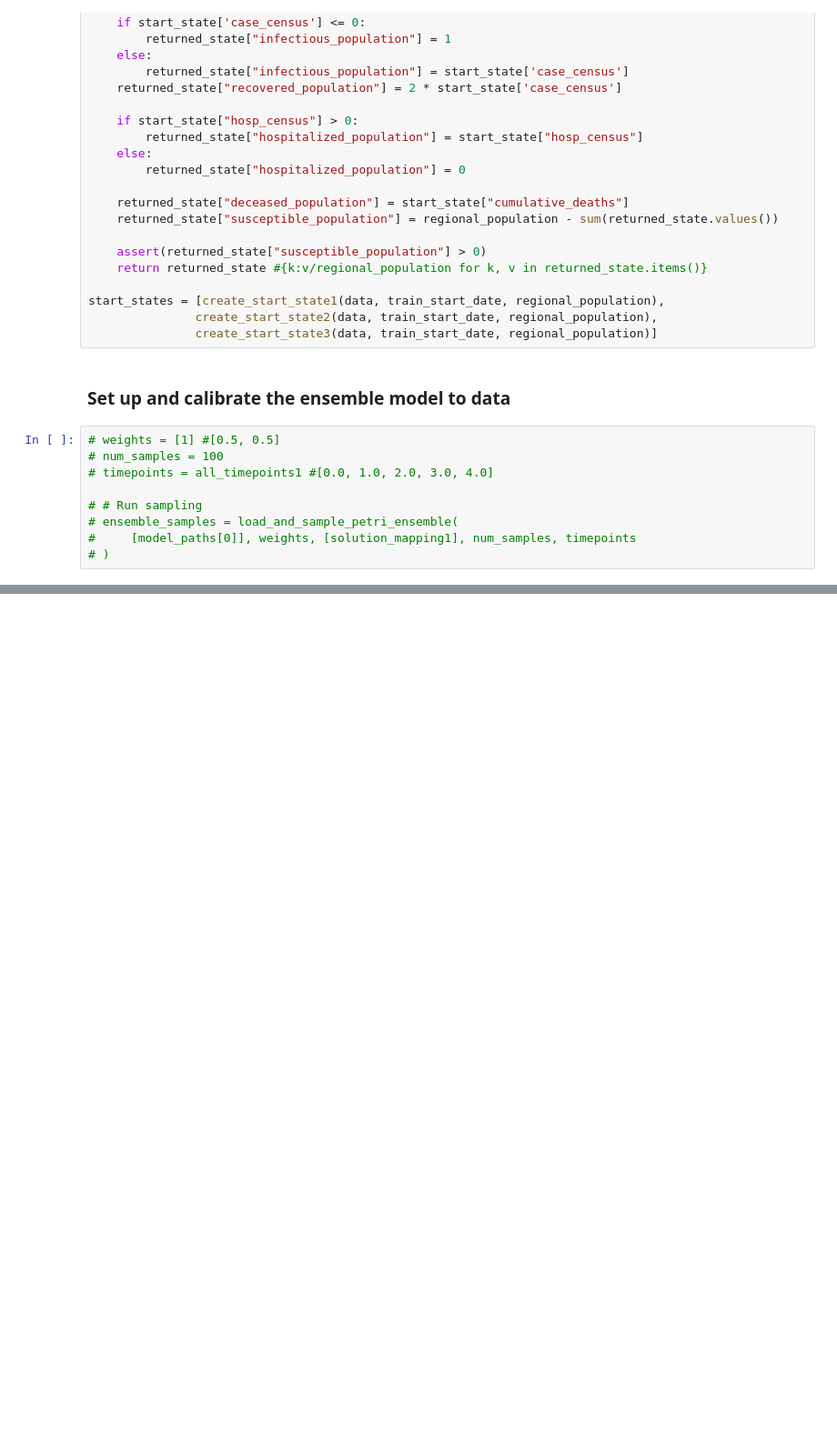
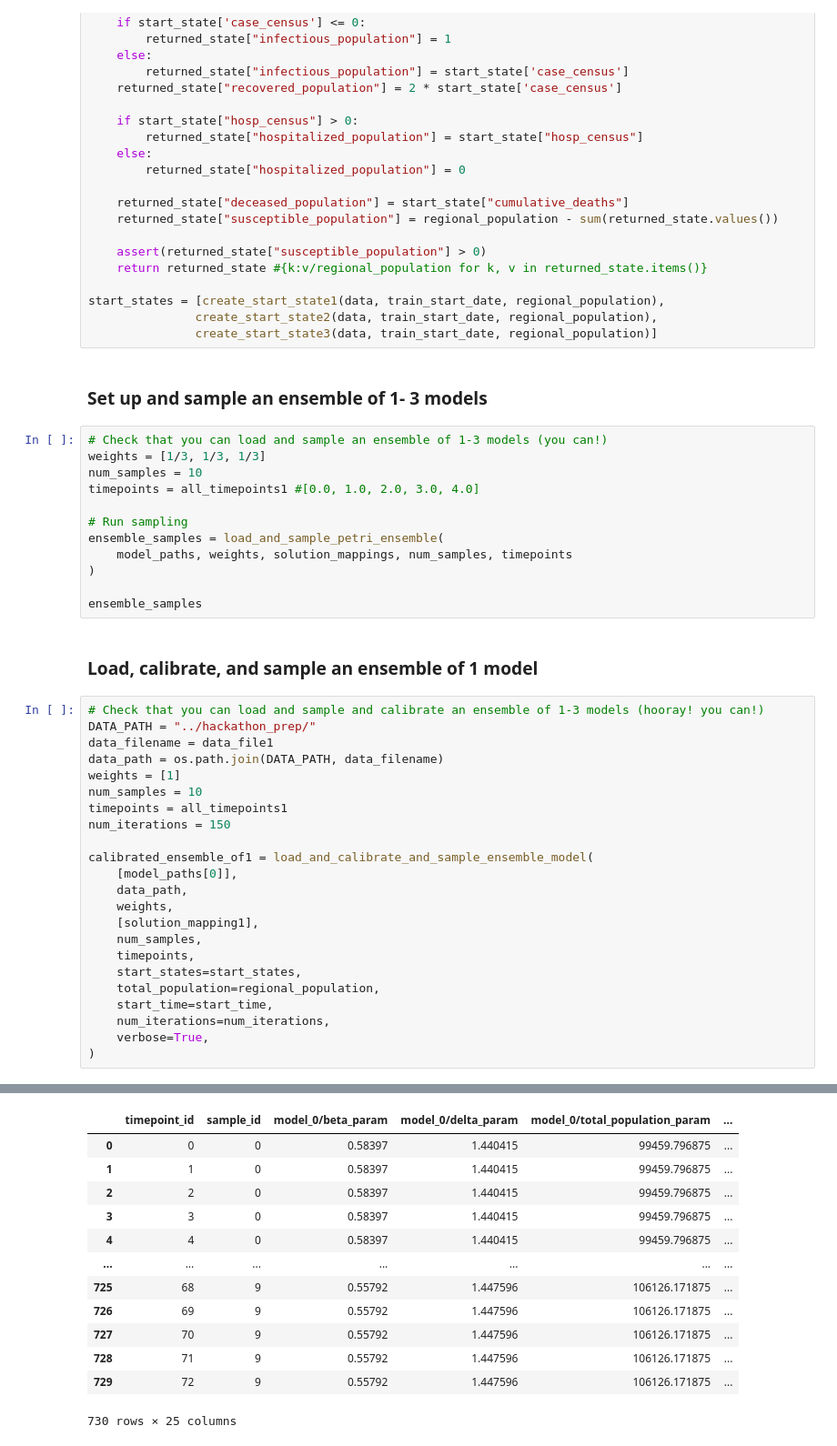
Before and after one commit to liunelson/pyciemss, a Jupyter notebook: notebook/hackathon_prep/ensemble_challenge.ipynb, the cells around one changed output, grey strips where cells are left out. Shown: that part at 91% size. Drawn from its saved outputs; the diff is of its cells as text; blank space fills up the shorter version.

Commit message:
finally got calibrate ensemble working

```diff
--- a/notebook/hackathon_prep/ensemble_challenge.ipynb
+++ b/notebook/hackathon_prep/ensemble_challenge.ipynb
@@ -279,13 +289,42 @@ start_states = [create_start_state1(data, train_start_date, regional_population)
                create_start_state2(data, train_start_date, regional_population),
                create_start_state3(data, train_start_date, regional_population)]
 # %% [markdown]
-### Set up and calibrate the ensemble model to data
+### Set up and sample an ensemble of 1- 3 models
 # %%
-# weights = [1] #[0.5, 0.5]
-# num_samples = 100
-# timepoints = all_timepoints1 #[0.0, 1.0, 2.0, 3.0, 4.0]
+# Check that you can load and sample an ensemble of 1-3 models (you can!)
+weights = [1/3, 1/3, 1/3]
+num_samples = 10
+timepoints = all_timepoints1 #[0.0, 1.0, 2.0, 3.0, 4.0]
 
-# # Run sampling
-# ensemble_samples = load_and_sample_petri_ensemble(
-#     [model_paths[0]], weights, [solution_mapping1], num_samples, timepoints
-# )
+# Run sampling
+ensemble_samples = load_and_sample_petri_ensemble(
+    model_paths, weights, solution_mappings, num_samples, timepoints
+)
+
+ensemble_samples
+# %% [markdown]
+### Load, calibrate, and sample an ensemble of 1 model
+# %%
+# Check that you can load and sample and calibrate an ensemble of 1-3 models (hooray! you can!)
+DATA_PATH = "../hackathon_prep/"
+data_filename = data_file1
+data_path = os.path.join(DATA_PATH, data_filename)
+weights = [1]
+num_samples = 10
+timepoints = all_timepoints1
+num_iterations = 150
+
+calibrated_ensemble_of1 = load_and_calibrate_and_sample_ensemble_model(
+    [model_paths[0]],
+    data_path,
+    weights,
+    [solution_mapping1],
+    num_samples,
+    timepoints,
+    start_states=start_states,
+    total_population=regional_population,
+    start_time=start_time,
+    num_iterations=num_iterations,
+    verbose=True,
+)
+# %% [output]
@@ -291,0 +337,13 @@ start_states = [create_start_state1(data, train_start_date, regional_population)
+|  | timepoint_id | sample_id | model_0/beta_param | model_0/delta_param | model_0/total_population_param | ... |
+| 0 | 0 | 0 | 0.58397 | 1.440415 | 99459.796875 | ... |
+| 1 | 1 | 0 | 0.58397 | 1.440415 | 99459.796875 | ... |
+| 2 | 2 | 0 | 0.58397 | 1.440415 | 99459.796875 | ... |
+| 3 | 3 | 0 | 0.58397 | 1.440415 | 99459.796875 | ... |
+| 4 | 4 | 0 | 0.58397 | 1.440415 | 99459.796875 | ... |
+| ... | ... | ... | ... | ... | ... | ... |
+| 725 | 68 | 9 | 0.55792 | 1.447596 | 106126.171875 | ... |
+| 726 | 69 | 9 | 0.55792 | 1.447596 | 106126.171875 | ... |
+| 727 | 70 | 9 | 0.55792 | 1.447596 | 106126.171875 | ... |
+| 728 | 71 | 9 | 0.55792 | 1.447596 | 106126.171875 | ... |
+| 729 | 72 | 9 | 0.55792 | 1.447596 | 106126.171875 | ... |
+730 rows × 25 columns
```
Also changed, not shown: parts of 13 cells of this notebook, 6 other files.
